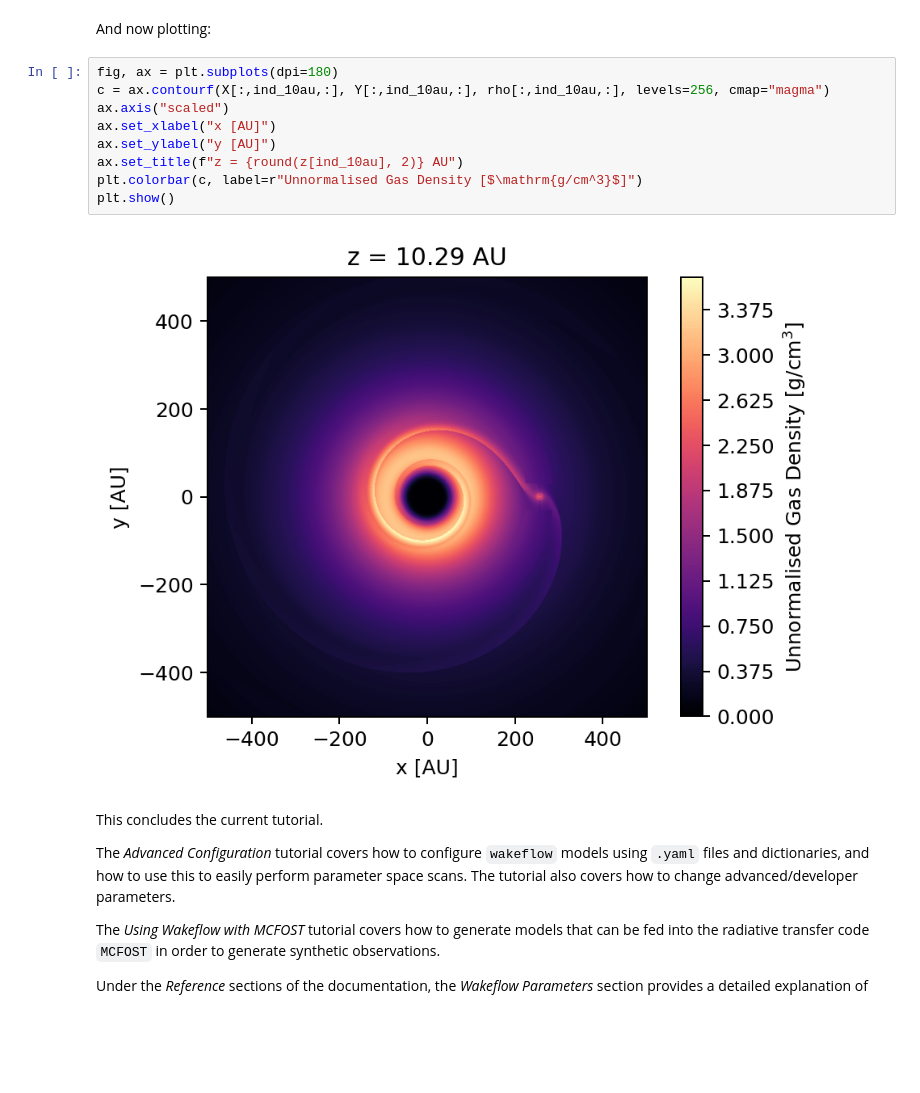
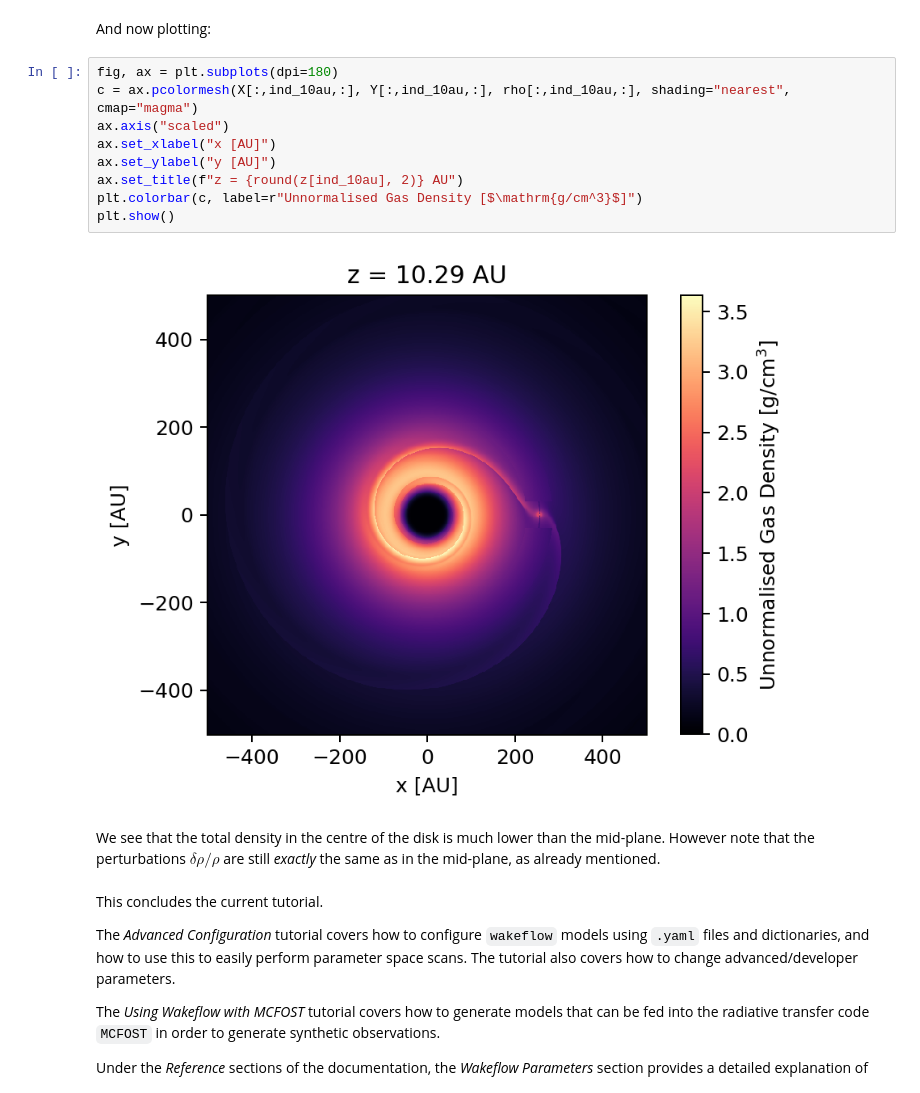
Before and after one commit to TomHilder/wakeflow, a Jupyter notebook: docs/tutorials/quickstart.ipynb, the cells around one changed output. Saved outputs shown, nothing was run; the diff lists cells and outputs as text; blank space fills up the shorter version.

```diff
--- a/docs/tutorials/quickstart.ipynb
+++ b/docs/tutorials/quickstart.ipynb
@@ -214,15 +259,17 @@ print(ind_10au)
 And now plotting:
 # %%
 fig, ax = plt.subplots(dpi=180)
-c = ax.contourf(X[:,ind_10au,:], Y[:,ind_10au,:], rho[:,ind_10au,:], levels=256, cmap="magma")
+c = ax.pcolormesh(X[:,ind_10au,:], Y[:,ind_10au,:], rho[:,ind_10au,:], shading="nearest", cmap="magma")
 ax.axis("scaled")
 ax.set_xlabel("x [AU]")
 ax.set_ylabel("y [AU]")
 ax.set_title(f"z = {round(z[ind_10au], 2)} AU")
 plt.colorbar(c, label=r"Unnormalised Gas Density [$\mathrm{g/cm^3}$]")
 plt.show()
 # %% [output]
-[figure, old version]
+[figure, new version]
+# %% [markdown]
+We see that the total density in the centre of the disk is much lower than the mid-plane. However note that the perturbations $\delta \rho / \rho$ are still _exactly_ the same as in the mid-plane, as already mentioned.
 # %% [markdown]
 This concludes the current tutorial.
 
```
Also changed, not shown: parts of 11 cells of this notebook.
